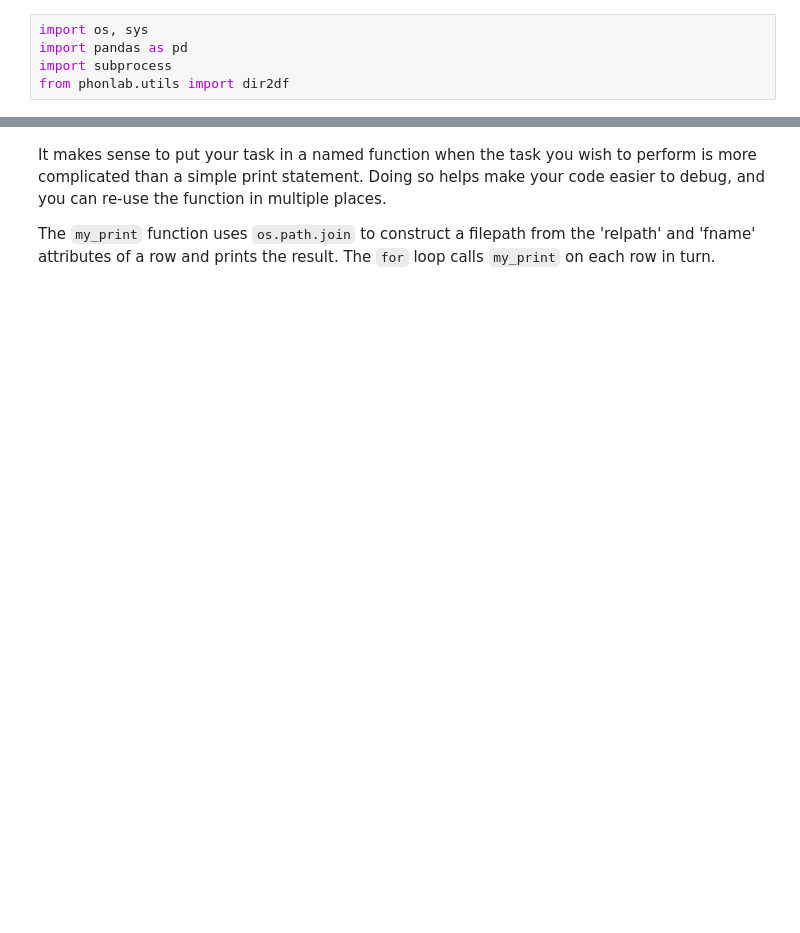
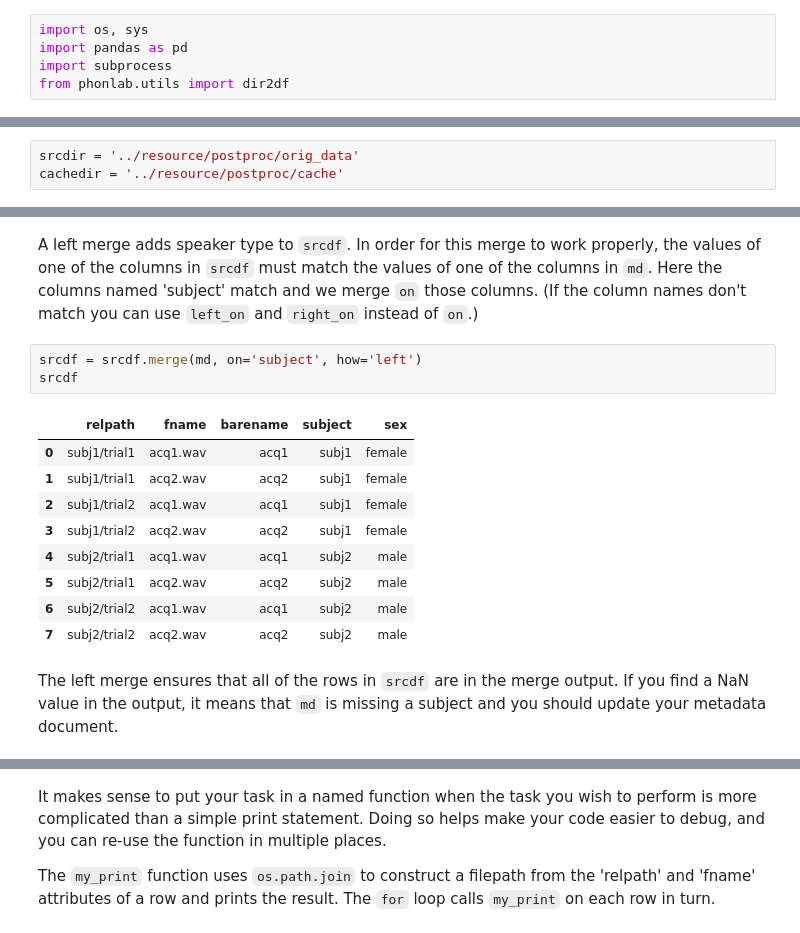
Before and after one commit to rsprouse/phonlab, a Jupyter notebook: doc/phonlab_tasks.ipynb, the cells around one changed output, grey strips where cells are left out. Cells and saved outputs as stored; diff of their text form; blank space fills up the shorter version.

```diff
--- a/doc/phonlab_tasks.ipynb
+++ b/doc/phonlab_tasks.ipynb
@@ -121,0 +38,3 @@ file3.wav
+# %%
+srcdir = '../resource/postproc/orig_data'
+cachedir = '../resource/postproc/cache'
@@ -121,0 +86,17 @@ file3.wav
+# %% [markdown]
+A left merge adds speaker type to `srcdf`. In order for this merge to work properly, the values of one of the columns in `srcdf` must match the values of one of the columns in `md`. Here the columns named 'subject' match and we merge `on` those columns. (If the column names don't match you can use `left_on` and `right_on` instead of `on`.)
+# %%
+srcdf = srcdf.merge(md, on='subject', how='left')
+srcdf
+# %% [output]
+|  | relpath | fname | barename | subject | sex |
+| 0 | subj1/trial1 | acq1.wav | acq1 | subj1 | female |
+| 1 | subj1/trial1 | acq2.wav | acq2 | subj1 | female |
+| 2 | subj1/trial2 | acq1.wav | acq1 | subj1 | female |
+| 3 | subj1/trial2 | acq2.wav | acq2 | subj1 | female |
+| 4 | subj2/trial1 | acq1.wav | acq1 | subj2 | male |
+| 5 | subj2/trial1 | acq2.wav | acq2 | subj2 | male |
+| 6 | subj2/trial2 | acq1.wav | acq1 | subj2 | male |
+| 7 | subj2/trial2 | acq2.wav | acq2 | subj2 | male |
+# %% [markdown]
+The left merge ensures that all of the rows in `srcdf` are in the merge output. If you find a NaN value in the output, it means that `md` is missing a subject and you should update your metadata document.
```
Also changed, not shown: parts of 75 cells of this notebook, 27 other files.
